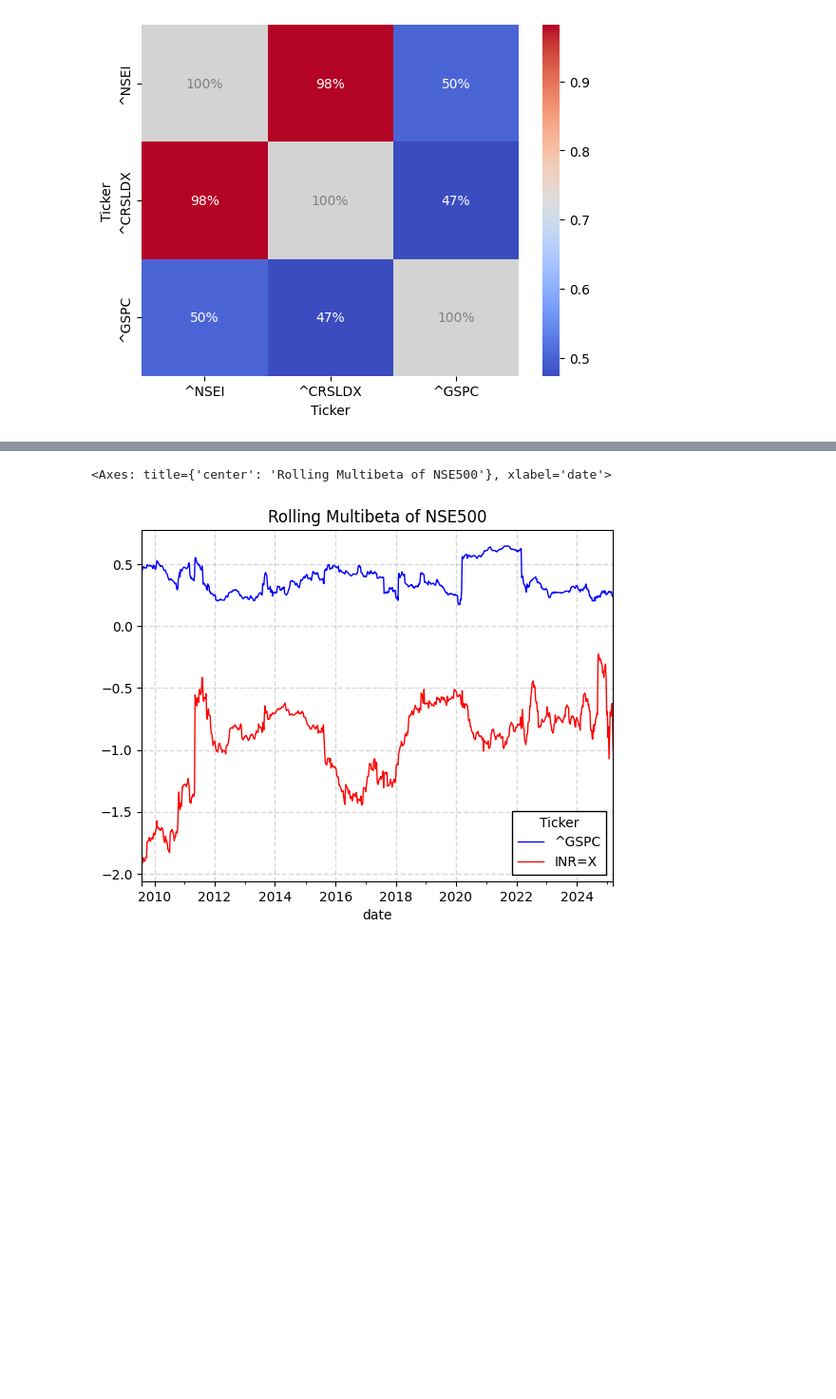
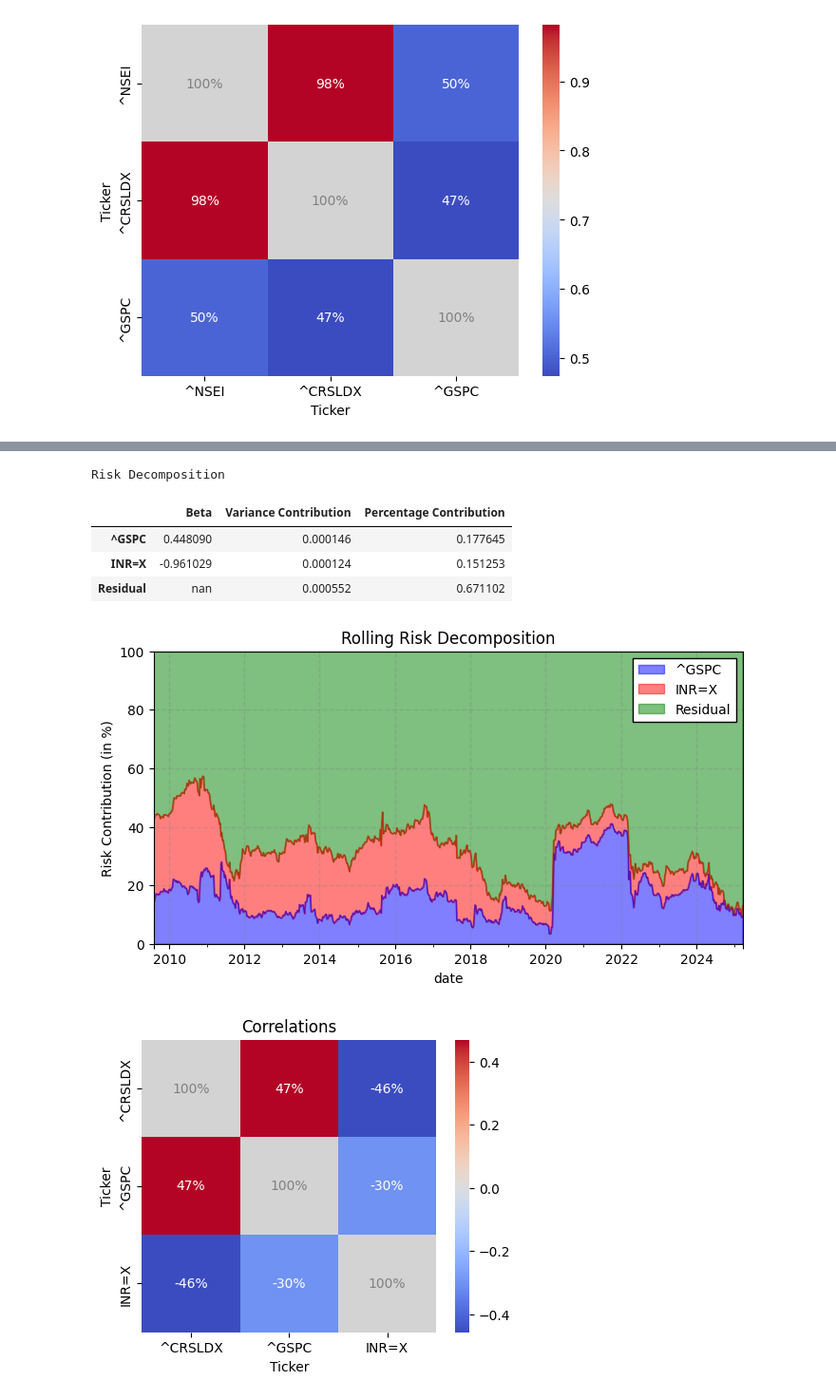
Before and after one commit to nakulrandad/Quant-Finance, a Jupyter notebook: analysis/nifty50.ipynb, the cells around one changed output, grey strips where cells are left out. Shown at 95% size. Drawn from its saved outputs; the diff is of its cells as text; code cells hidden in the pictures; blank space fills up the shorter version.

Commit message:
add risk report

```diff
--- a/analysis/nifty50.ipynb
+++ b/analysis/nifty50.ipynb
@@ -262,7 +264,10 @@ Factor Model for NSE500
 # %%
-qt.backtest.rolling_multibeta(
-    ret.iloc[:, :1], factors=ret.iloc[:, 1:3], window=104
-).plot(title="Rolling Multibeta of NSE500")
+qt.backtest.risk_report(ret.iloc[:, :1], factors=ret.iloc[:, 1:3], window=104)
 # %% [output]
-<Axes: title={'center': 'Rolling Multibeta of NSE500'}, xlabel='date'>
+Risk Decomposition
+|  | Beta | Variance Contribution | Percentage Contribution |
+| ^GSPC | 0.448090 | 0.000146 | 0.177645 |
+| INR=X | -0.961029 | 0.000124 | 0.151253 |
+| Residual | nan | 0.000552 | 0.671102 |
-[figure, old version]
+[figure, new version]
+[figure, added]
```
Also changed, not shown: parts of 9 cells of this notebook, 3 other files.
